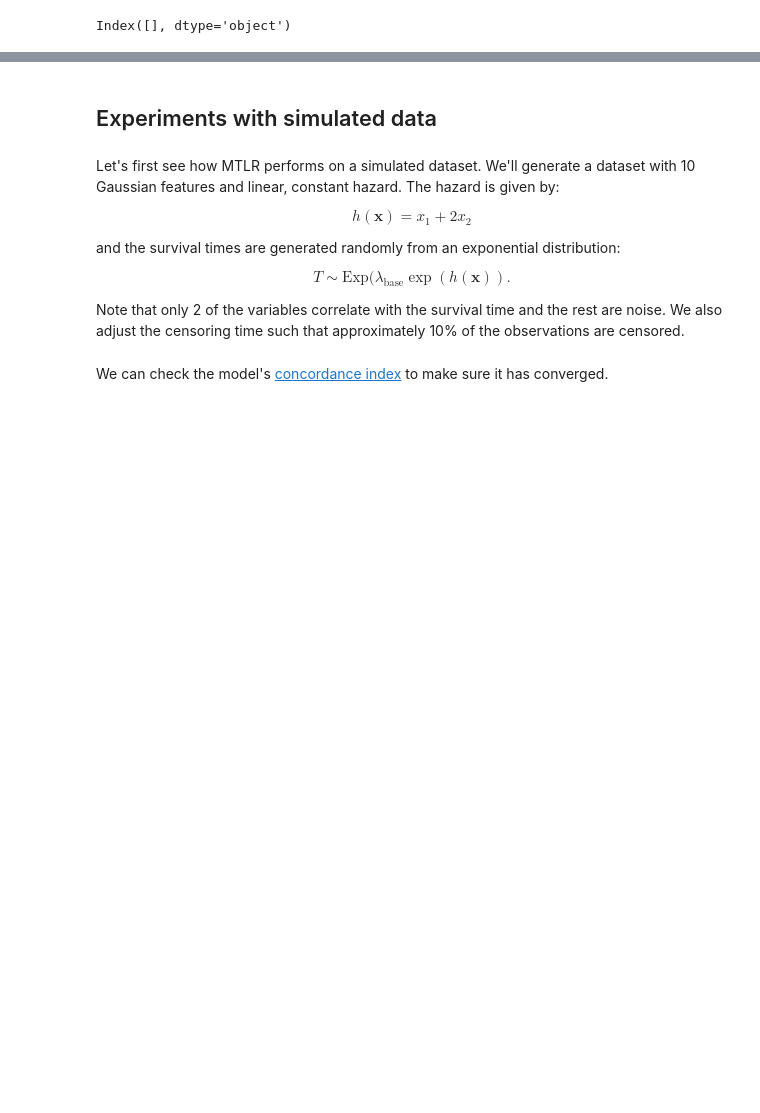
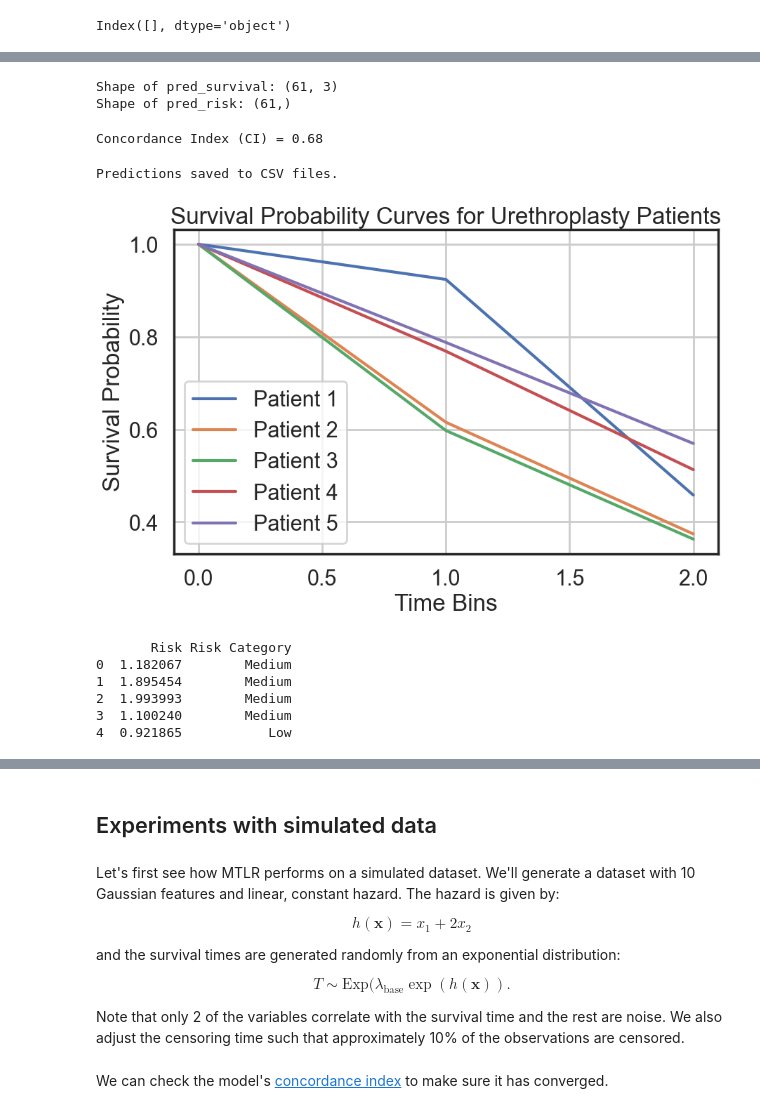
Before and after one commit to preciousiajilore/survival_mtlr, a Jupyter notebook: notebooks/MTLR for Survival Prediction.ipynb, the cells around one changed output, grey strips where cells are left out. Cells and saved outputs as stored; diff of their text form; code cells hidden in the pictures; blank space fills up the shorter version.

```diff
--- a/notebooks/MTLR for Survival Prediction.ipynb
+++ b/notebooks/MTLR for Survival Prediction.ipynb
@@ -710,0 +706,31 @@ with torch.no_grad():
+# %%
+# Print shapes to understand the structure
+print(f"Shape of pred_survival: {pred_survival.shape}")
+print(f"Shape of pred_risk: {pred_risk.shape}")
+# %% [output]
+Shape of pred_survival: (61, 3)
+Shape of pred_risk: (61,)
+# %%
+#Calculate CI
+# The CI function expects predictions where higher values correspond to longer survival,
+# but since higher risk values indicate shorter survival, we use the negative of the risk predictions.
+ci = concordance_index(df_test_norm["time"], -pred_risk, event_observed=df_test_norm["event"])
+
+# Print the concordance index (CI)
+print(f"Concordance Index (CI) = {ci:.2f}")
+# %% [output]
+Concordance Index (CI) = 0.68
+# %%
+# Convert predictions to DataFrames
+df_pred_survival = pd.DataFrame(pred_survival, columns=[f"Survival_bin_{i}" for i in range(pred_survival.shape[1])])
+
+# Since pred_risk is 1D, it will be a single column
+df_pred_risk = pd.DataFrame(pred_risk, columns=["Risk"])
+
+# Save to CSV files
+df_pred_survival.to_csv('predicted_survival.csv', index=False)
+df_pred_risk.to_csv('predicted_risk.csv', index=False)
+
+print("Predictions saved to CSV files.")
+# %% [output]
+Predictions saved to CSV files.
@@ -710,0 +754,45 @@ with torch.no_grad():
+# %%
+import pandas as pd
+import matplotlib.pyplot as plt
+
+# Load the predicted survival probabilities from the CSV (assuming you've saved it as 'predicted_survival.csv')
+df_pred_survival = pd.read_csv('/Users/preciousajilore/Documents/GitHub/torchmtlr/notebooks/predicted_survival.csv')
+
+# Define the time bins (replace this with the actual time bins from your model)
+time_bins = [0, 1, 2]  # Adjust based on your model's time intervals
+
+# Plot survival curves for the first 5 patients (adjust the range if you want more/less)
+plt.figure(figsize=(10, 6))
+for i in range(5):  # Change the range to plot more or fewer patients
+    plt.plot(time_bins, df_pred_survival.iloc[i], label=f'Patient {i+1}')
+
+# Add labels and title
+plt.xlabel('Time Bins')
+plt.ylabel('Survival Probability')
+plt.title('Survival Probability Curves for Urethroplasty Patients')
+plt.legend()
+plt.grid(True)
+
+# Show the plot
+plt.show()
+# %% [output]
+[figure, added]
+# %%
+
+
+# Load the predicted risk values
+df_pred_risk = pd.read_csv('/Users/preciousajilore/Documents/GitHub/torchmtlr/notebooks/predicted_risk.csv')
+
+# Define thresholds for stratification (adjust these values based on your model's predictions)
+df_pred_risk['Risk Category'] = pd.cut(df_pred_risk['Risk'],
+                                       bins=[0, 1, 2, float('inf')],
+                                       labels=['Low', 'Medium', 'High'])
+
+print(df_pred_risk.head())
+# %% [output]
+       Risk Risk Category
+0  1.182067        Medium
+1  1.895454        Medium
+2  1.993993        Medium
+3  1.100240        Medium
+4  0.921865           Low
```
Also changed, not shown: parts of 15 cells of this notebook.
